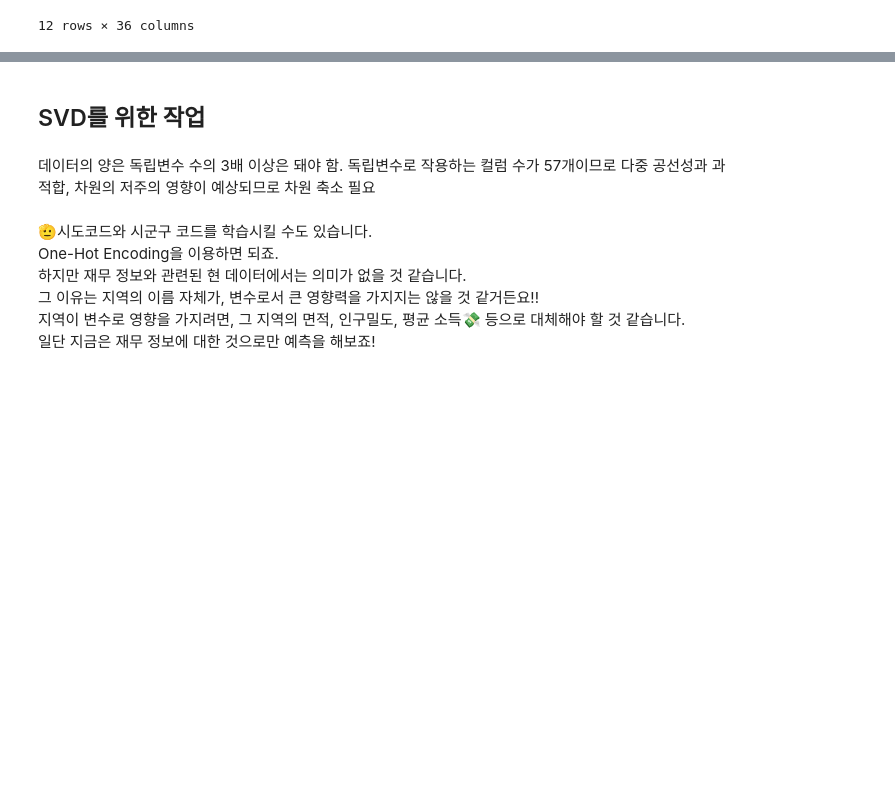
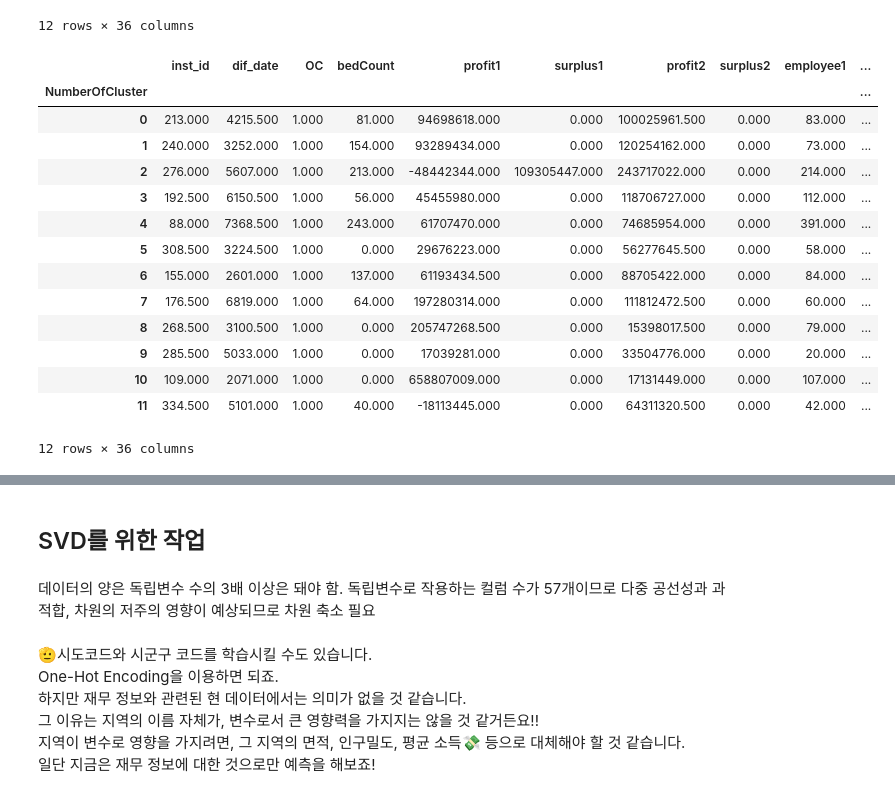
Before and after one commit to nyeokinyeoki/Gym_zalabim, a Jupyter notebook: ipynb/hospital.ipynb, the cells around one changed output, grey strips where cells are left out. Cells and saved outputs as stored; diff of their text form; code cells hidden in the pictures; blank space fills up the shorter version.

```diff
--- a/ipynb/hospital.ipynb
+++ b/ipynb/hospital.ipynb
@@ -538,3 +538,21 @@ df_join_clst.groupby("NumberOfCluster", axis=0).min()
 | 10 | 109 | 2071 | 1 | 0.000 | 658807009.000 | 0.000 | 17131449.000 | 0.000 | 107.000 | ... |
 | 11 | 74 | 1328 | 1 | 28.000 | -45509287.000 | 0.000 | 0.000 | 0.000 | 15.000 | ... |
 12 rows × 36 columns
+# %%
+df_join_clst.groupby("NumberOfCluster", axis=0).median()
+# %% [output]
+|  | inst_id | dif_date | OC | bedCount | profit1 | surplus1 | profit2 | surplus2 | employee1 | ... |
+| NumberOfCluster |  |  |  |  |  |  |  |  |  | ... |
+| 0 | 213.000 | 4215.500 | 1.000 | 81.000 | 94698618.000 | 0.000 | 100025961.500 | 0.000 | 83.000 | ... |
+| 1 | 240.000 | 3252.000 | 1.000 | 154.000 | 93289434.000 | 0.000 | 120254162.000 | 0.000 | 73.000 | ... |
+| 2 | 276.000 | 5607.000 | 1.000 | 213.000 | -48442344.000 | 109305447.000 | 243717022.000 | 0.000 | 214.000 | ... |
+| 3 | 192.500 | 6150.500 | 1.000 | 56.000 | 45455980.000 | 0.000 | 118706727.000 | 0.000 | 112.000 | ... |
+| 4 | 88.000 | 7368.500 | 1.000 | 243.000 | 61707470.000 | 0.000 | 74685954.000 | 0.000 | 391.000 | ... |
+| 5 | 308.500 | 3224.500 | 1.000 | 0.000 | 29676223.000 | 0.000 | 56277645.500 | 0.000 | 58.000 | ... |
+| 6 | 155.000 | 2601.000 | 1.000 | 137.000 | 61193434.500 | 0.000 | 88705422.000 | 0.000 | 84.000 | ... |
+| 7 | 176.500 | 6819.000 | 1.000 | 64.000 | 197280314.000 | 0.000 | 111812472.500 | 0.000 | 60.000 | ... |
+| 8 | 268.500 | 3100.500 | 1.000 | 0.000 | 205747268.500 | 0.000 | 15398017.500 | 0.000 | 79.000 | ... |
+| 9 | 285.500 | 5033.000 | 1.000 | 0.000 | 17039281.000 | 0.000 | 33504776.000 | 0.000 | 20.000 | ... |
+| 10 | 109.000 | 2071.000 | 1.000 | 0.000 | 658807009.000 | 0.000 | 17131449.000 | 0.000 | 107.000 | ... |
+| 11 | 334.500 | 5101.000 | 1.000 | 40.000 | -18113445.000 | 0.000 | 64311320.500 | 0.000 | 42.000 | ... |
+12 rows × 36 columns
```
Also changed, not shown: parts of 5 cells of this notebook.
